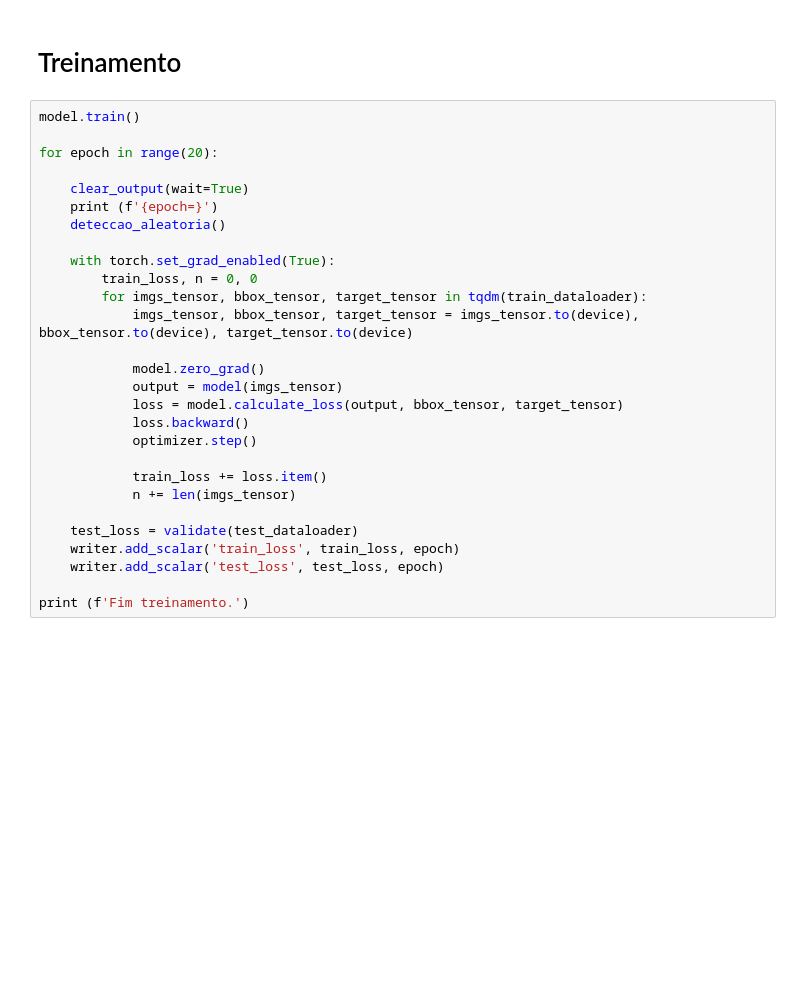
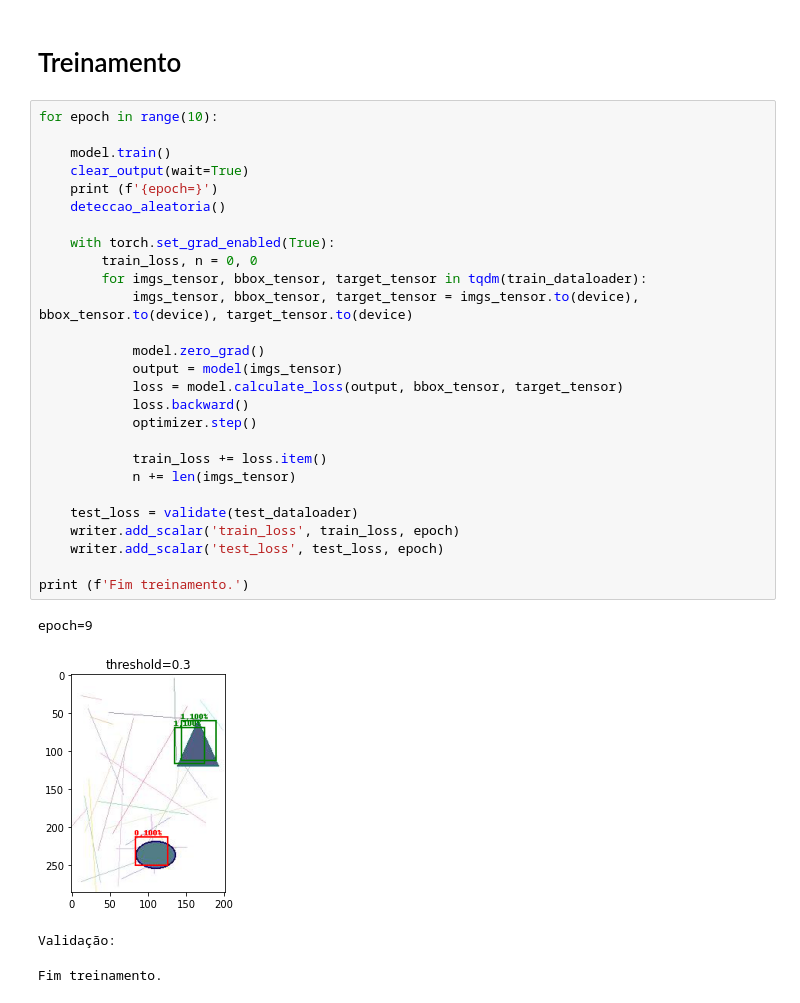
Before and after one commit to netomap/DETECAO_OBJETOS_3, a Jupyter notebook: train.ipynb, the cells around one changed output. Cells and saved outputs as stored; diff of their text form; blank space fills up the shorter version.

```diff
--- a/train.ipynb
+++ b/train.ipynb
@@ -157,30 +171,34 @@ Preparando pasta para logs. log_dir='./logs/treinamento-01'
 # %% [markdown]
 # Treinamento
 # %%
-model.train()
+for epoch in range(10):
 
-for epoch in range(20):
-
+    model.train()
     clear_output(wait=True)
     print (f'{epoch=}')
     deteccao_aleatoria()
 
     with torch.set_grad_enabled(True):
         train_loss, n = 0, 0
         for imgs_tensor, bbox_tensor, target_tensor in tqdm(train_dataloader):
             imgs_tensor, bbox_tensor, target_tensor = imgs_tensor.to(device), bbox_tensor.to(device), target_tensor.to(device)
 
             model.zero_grad()
             output = model(imgs_tensor)
             loss = model.calculate_loss(output, bbox_tensor, target_tensor)
             loss.backward()
             optimizer.step()
 
             train_loss += loss.item()
             n += len(imgs_tensor)
 
     test_loss = validate(test_dataloader)
     writer.add_scalar('train_loss', train_loss, epoch)
     writer.add_scalar('test_loss', test_loss, epoch)
 
 print (f'Fim treinamento.')
+# %% [output]
+epoch=9
+[figure, added]
+Validação:
+Fim treinamento.
```
Also changed, not shown: parts of 7 cells of this notebook, 2 other files.
